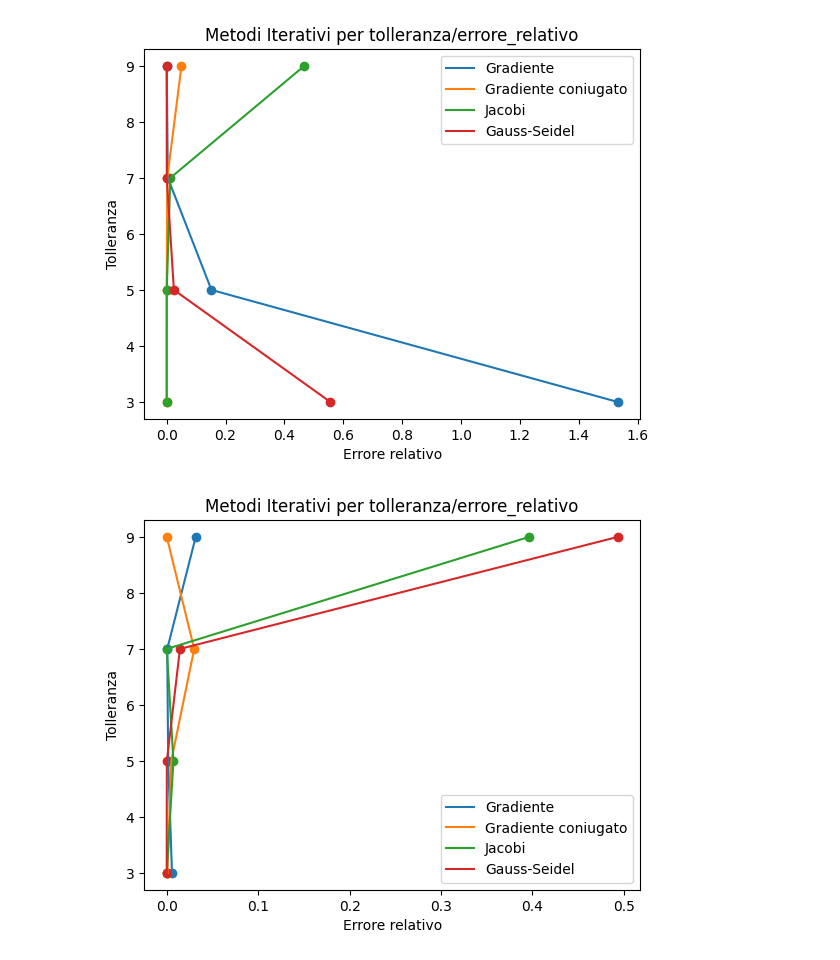
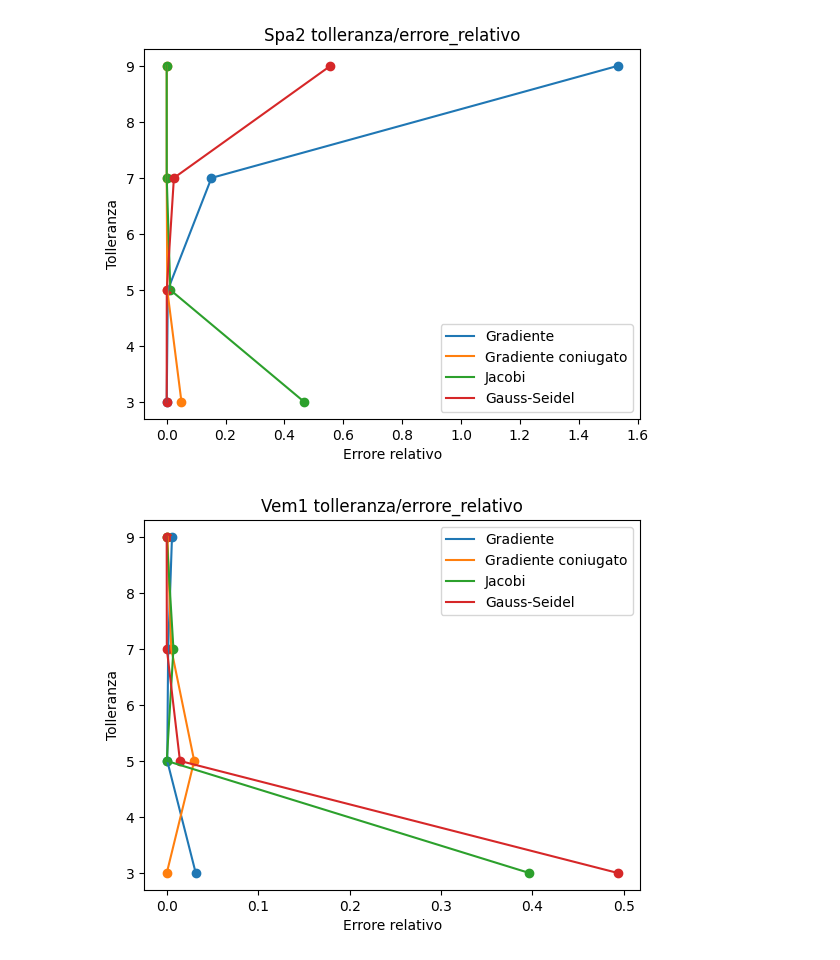
Before and after one commit to gabrielecanesi/iterative-solver, a Jupyter notebook: scripts/Graphs.ipynb, the cells around one changed output. Cells and saved outputs as stored; diff of their text form; code cells hidden in the pictures.

```diff
--- a/scripts/Graphs.ipynb
+++ b/scripts/Graphs.ipynb
@@ -28,8 +11,7 @@ print(df)
 # %%
 #tol = np.array([1.000000e-03, 1.000000e-05, 1.000000e-07, 1.000000e-09])
-tol = np.array([3, 5, 7, 9])
+tol = np.array([9, 7, 5, 3])
 grad_rel_err = df['relative_error'][0:16]
 grad_con_rel_err = df['relative_error'][16:32]
 jac_rel_err = df['relative_error'][32:48]
 gauss_rel_err = df['relative_error'][48:64]
-print(grad_rel_err)
@@ -88,30 +52,30 @@ plt.legend()
 
 plt.ylabel('Tolleranza')
 plt.xlabel('Errore relativo')
-plt.title('Grafico dei metodi per tolleranza/errore relativo')
+plt.title('Spa2 tolleranza/errore_relativo')
 
 plt.show()
 # %% [output]
-[figure, old version]
+[figure, new version]
 # %%
 plt.plot(grad_rel_err[8:12], tol, label='Gradiente')
 plt.plot(grad_con_rel_err[8:12], tol, label='Gradiente coniugato')
 plt.plot(jac_rel_err[8:12], tol, label='Jacobi')
 plt.plot(gauss_rel_err[8:12], tol, label='Gauss-Seidel')
 
 plt.scatter(grad_rel_err[8:12], tol)
 plt.scatter(grad_con_rel_err[8:12], tol)
 plt.scatter(jac_rel_err[8:12], tol)
 plt.scatter(gauss_rel_err[8:12], tol)
 plt.legend()
 
 plt.ylabel('Tolleranza')
 plt.xlabel('Errore relativo')
-plt.title('Grafico dei metodi per tolleranza/errore relativo')
+plt.title('Vem1 tolleranza/errore_relativo')
 
 plt.show()
 # %% [output]
-[figure, old version]
+[figure, new version]
 # %%
 plt.plot(grad_rel_err[12:16], tol, label='Gradiente')
 plt.plot(grad_con_rel_err[12:16], tol, label='Gradiente coniugato')
```
Also changed, not shown: parts of 20 cells of this notebook.
